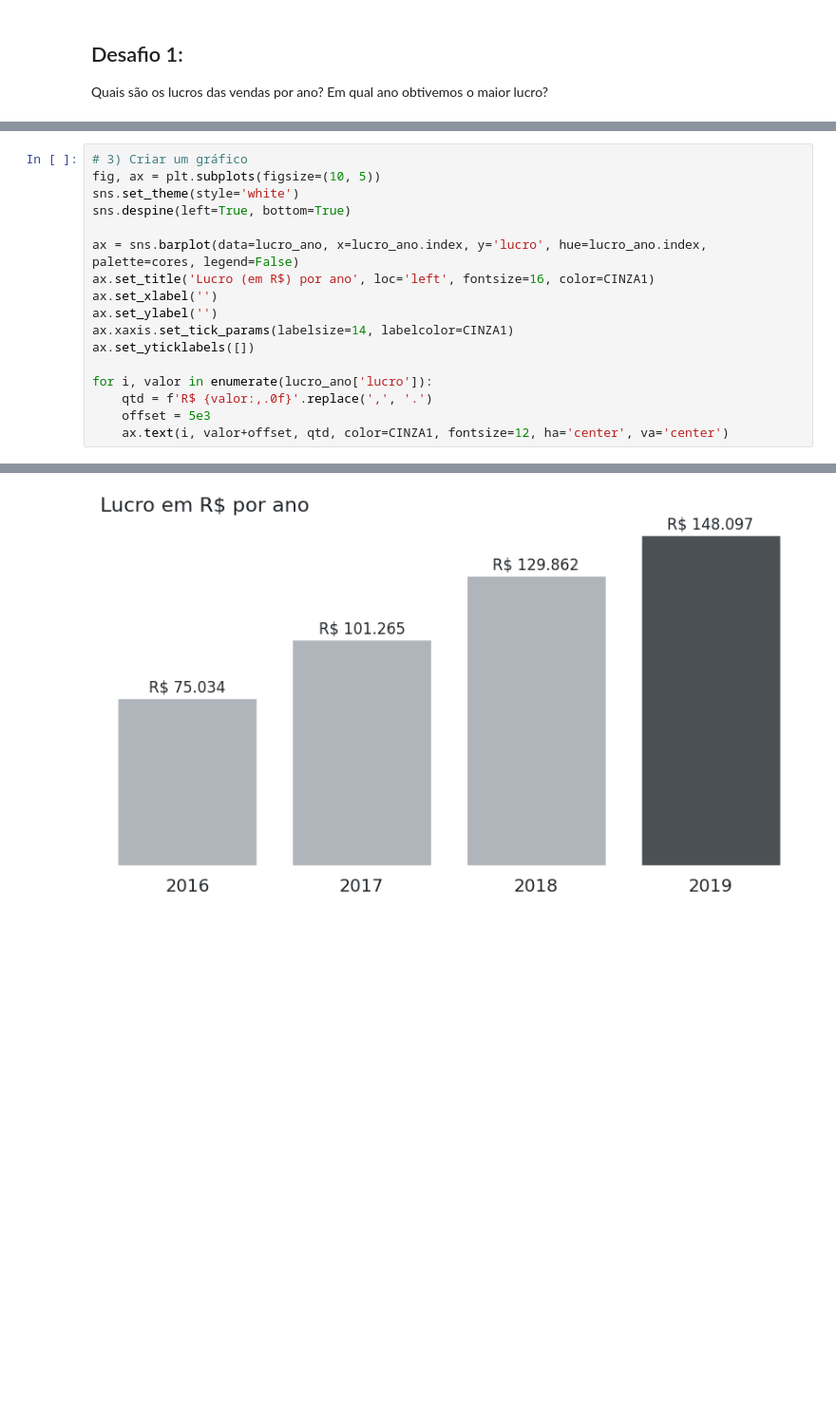
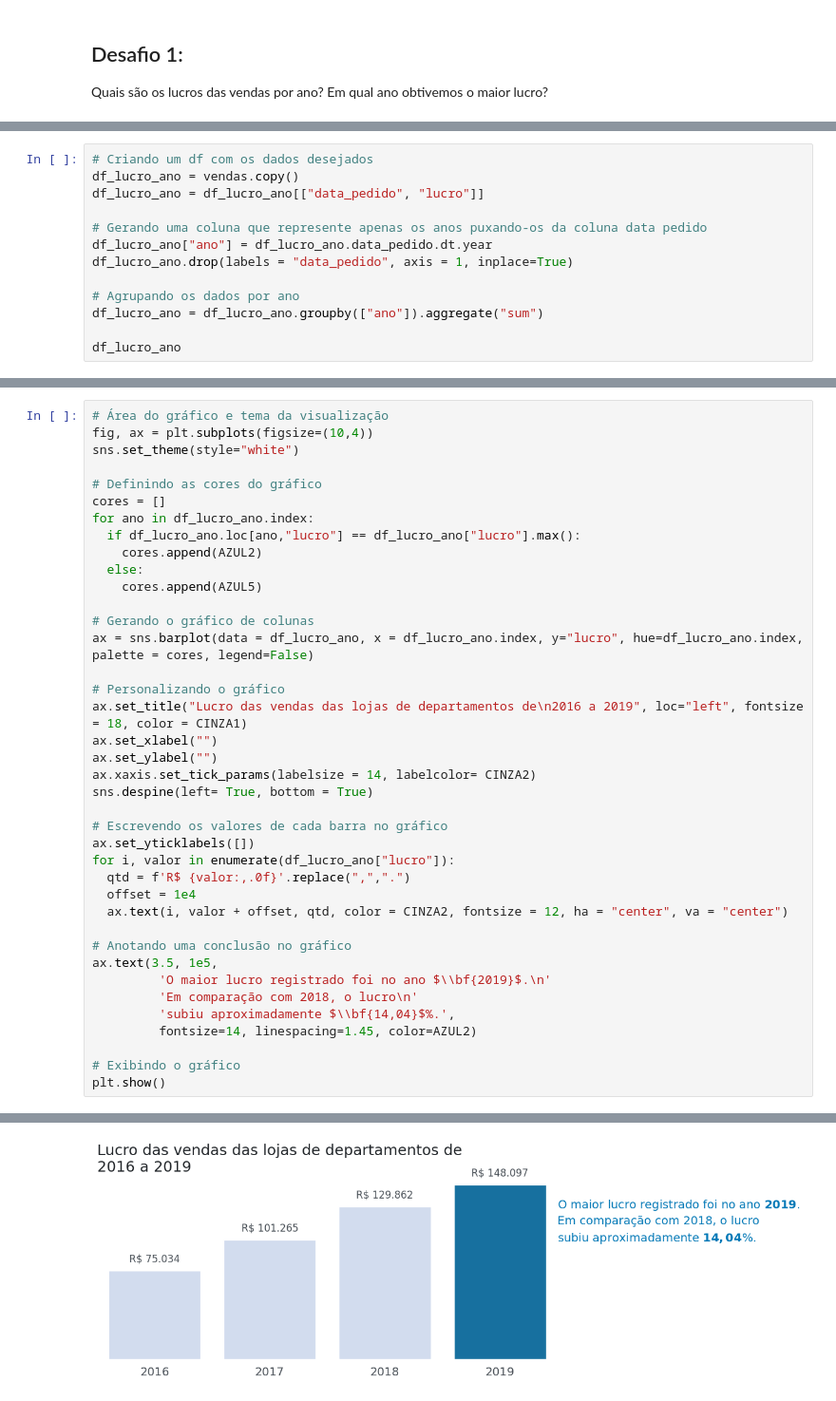
Before and after one commit to lukaswyllis/formacao-avancando-em-data-science-com-python, a Jupyter notebook: Curso 2 - Data Visualization - Gráficos de comparação e distribuição.ipynb, the cells around one changed output, grey strips where cells are left out. Shown: that part at 95% size. Cells and saved outputs as stored; diff of their text form; blank space fills up the shorter version.

```diff
--- a/Curso 2 - Data Visualization - Gráficos de comparação e distribuição.ipynb
+++ b/Curso 2 - Data Visualization - Gráficos de comparação e distribuição.ipynb
@@ -181,0 +160,13 @@ for i, ano in enumerate(lucro_ano['lucro']):
+# %%
+# Criando um df com os dados desejados
+df_lucro_ano = vendas.copy()
+df_lucro_ano = df_lucro_ano[["data_pedido", "lucro"]]
+
+# Gerando uma coluna que represente apenas os anos puxando-os da coluna data pedido
+df_lucro_ano["ano"] = df_lucro_ano.data_pedido.dt.year
+df_lucro_ano.drop(labels = "data_pedido", axis = 1, inplace=True)
+
+# Agrupando os dados por ano
+df_lucro_ano = df_lucro_ano.groupby(["ano"]).aggregate("sum")
+
+df_lucro_ano
@@ -182,18 +180,40 @@ for i, ano in enumerate(lucro_ano['lucro']):
 # %%
-# 3) Criar um gráfico
-fig, ax = plt.subplots(figsize=(10, 5))
-sns.set_theme(style='white')
-sns.despine(left=True, bottom=True)
+# Área do gráfico e tema da visualização
+fig, ax = plt.subplots(figsize=(10,4))
+sns.set_theme(style="white")
 
-ax = sns.barplot(data=lucro_ano, x=lucro_ano.index, y='lucro', hue=lucro_ano.index, palette=cores, legend=False)
-ax.set_title('Lucro (em R$) por ano', loc='left', fontsize=16, color=CINZA1)
-ax.set_xlabel('')
-ax.set_ylabel('')
-ax.xaxis.set_tick_params(labelsize=14, labelcolor=CINZA1)
+# Definindo as cores do gráfico
+cores = []
+for ano in df_lucro_ano.index:
+  if df_lucro_ano.loc[ano,"lucro"] == df_lucro_ano["lucro"].max():
+    cores.append(AZUL2)
+  else:
+    cores.append(AZUL5)
+
+# Gerando o gráfico de colunas
+ax = sns.barplot(data = df_lucro_ano, x = df_lucro_ano.index, y="lucro", hue=df_lucro_ano.index, palette = cores, legend=False)
+
+# Personalizando o gráfico
+ax.set_title("Lucro das vendas das lojas de departamentos de\n2016 a 2019", loc="left", fontsize = 18, color = CINZA1)
+ax.set_xlabel("")
+ax.set_ylabel("")
+ax.xaxis.set_tick_params(labelsize = 14, labelcolor= CINZA2)
+sns.despine(left= True, bottom = True)
+
+# Escrevendo os valores de cada barra no gráfico
 ax.set_yticklabels([])
+for i, valor in enumerate(df_lucro_ano["lucro"]):
+  qtd = f'R$ {valor:,.0f}'.replace(",",".")
+  offset = 1e4
+  ax.text(i, valor + offset, qtd, color = CINZA2, fontsize = 12, ha = "center", va = "center")
 
-for i, valor in enumerate(lucro_ano['lucro']):
-    qtd = f'R$ {valor:,.0f}'.replace(',', '.')
-    offset = 5e3
-    ax.text(i, valor+offset, qtd, color=CINZA1, fontsize=12, ha='center', va='center')
+# Anotando uma conclusão no gráfico
+ax.text(3.5, 1e5,
+         'O maior lucro registrado foi no ano $\\bf{2019}$.\n'
+         'Em comparação com 2018, o lucro\n'
+         'subiu aproximadamente $\\bf{14,04}$%.',
+         fontsize=14, linespacing=1.45, color=AZUL2)
+
+# Exibindo o gráfico
+plt.show()
 # %% [output]
@@ -201,2 +220,2 @@ for i, valor in enumerate(lucro_ano['lucro']):
-[figure, old version]
+[figure, new version]
 # %% [markdown]
```
Also changed, not shown: parts of 12 cells of this notebook.
